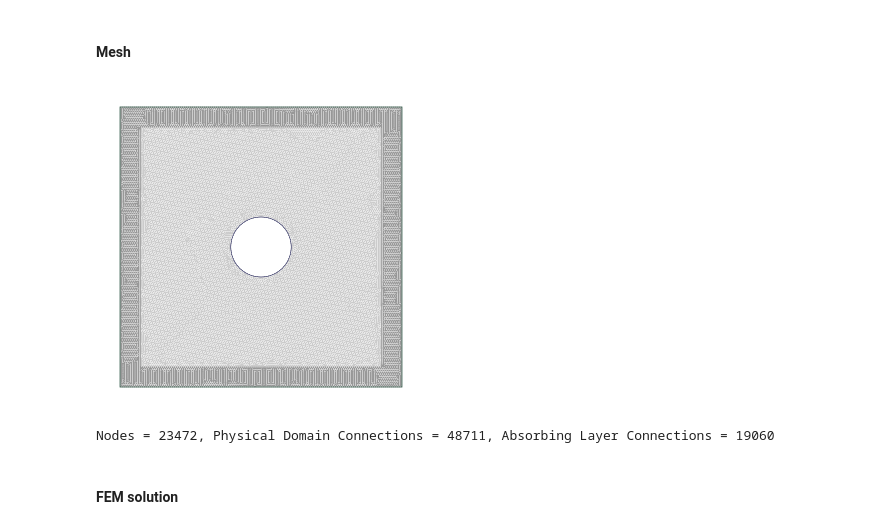
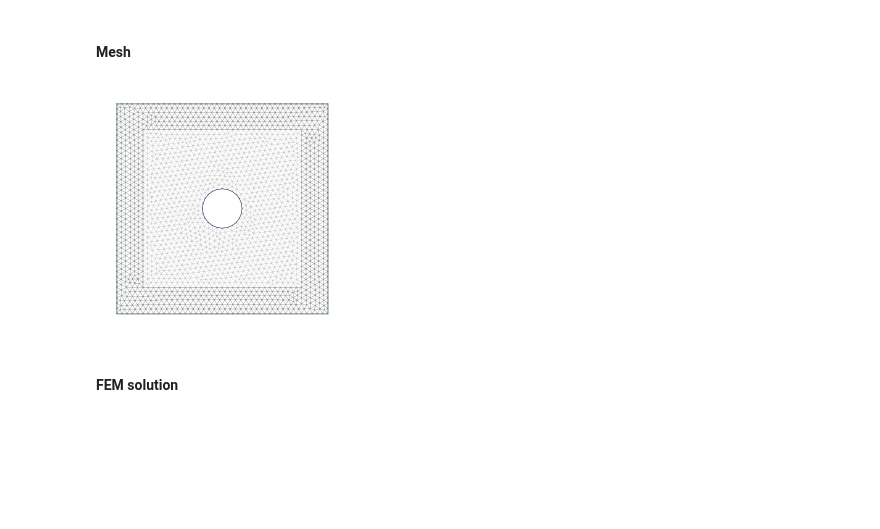
Before and after one commit to oscar-rincon/scattering-problem, a Jupyter notebook: main/analysis_scat_circ.ipynb, the cells around one changed output. Drawn from its saved outputs; the diff is of its cells as text; code cells hidden in the pictures; blank space fills up the shorter version.

```diff
--- a/main/analysis_scat_circ.ipynb
+++ b/main/analysis_scat_circ.ipynb
@@ -51,15 +59,11 @@ plot_displacement_amplitude(X, Y, np.real(u_sc), np.real(u))
 ### Finite Element Method (FEM)
 # %% [markdown]
 #### Mesh
-# %%
-# plot the mesh from the file
-file_path_msh = "AcousticScattering/scattering.msh"
-num_nodes, num_connections_P, num_connections_A = plot_mesh_from_file(file_path_msh)
-
-# You can use the returned values for further processing
-print(f"Nodes = {num_nodes}, Physical Domain Connections = {num_connections_P}, Absorbing Layer Connections = {num_connections_A}")
-# %% [output]
-[figure, removed]
-Nodes = 23472, Physical Domain Connections = 48711, Absorbing Layer Connections = 19060
+# %%
+# plot the mesh from the file for illustration with reduced number of points
+file_path_msh = "AcousticScattering/scattering_ilustrative.msh"
+plot_mesh_from_file(file_path_msh)
+# %% [output]
+[figure, added]
 # %% [markdown]
 #### FEM solution
```
Also changed, not shown: parts of 19 cells of this notebook, 12 other files.
